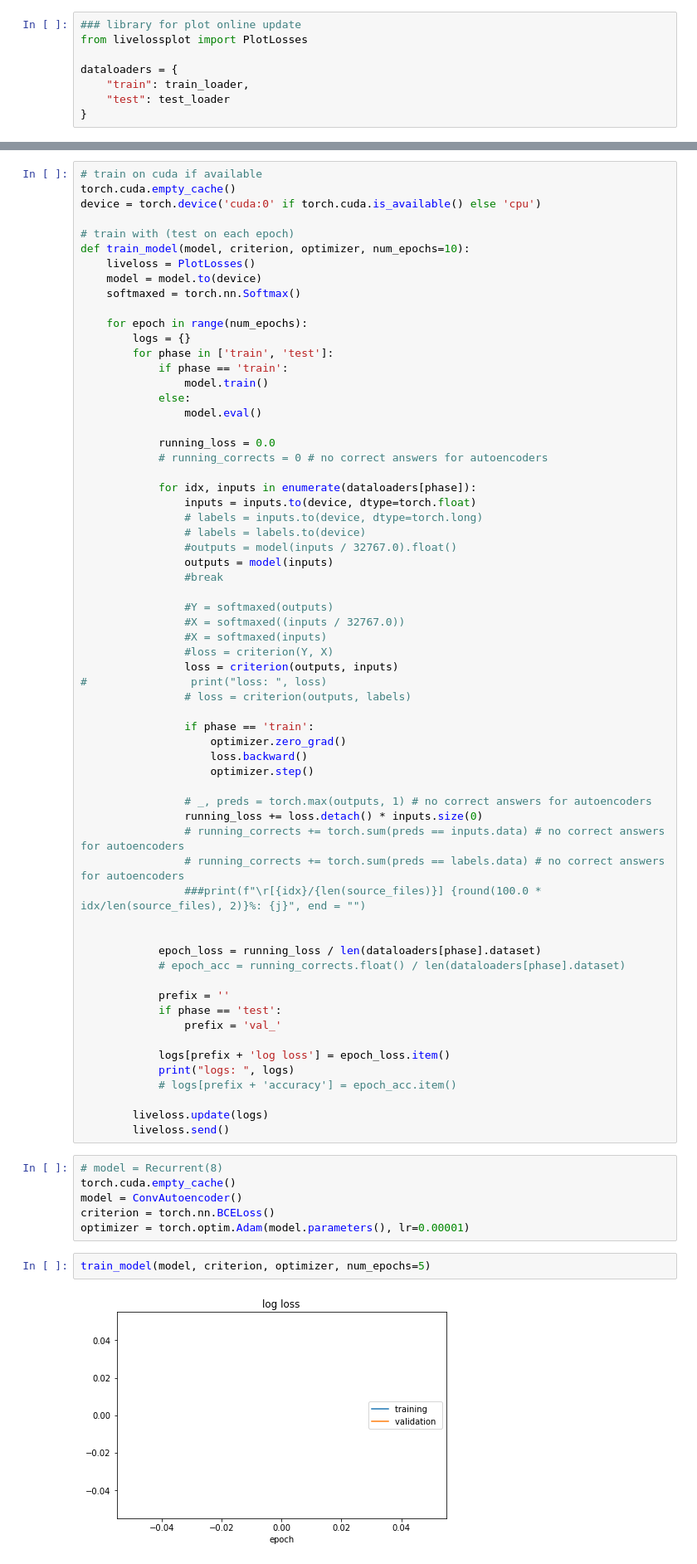
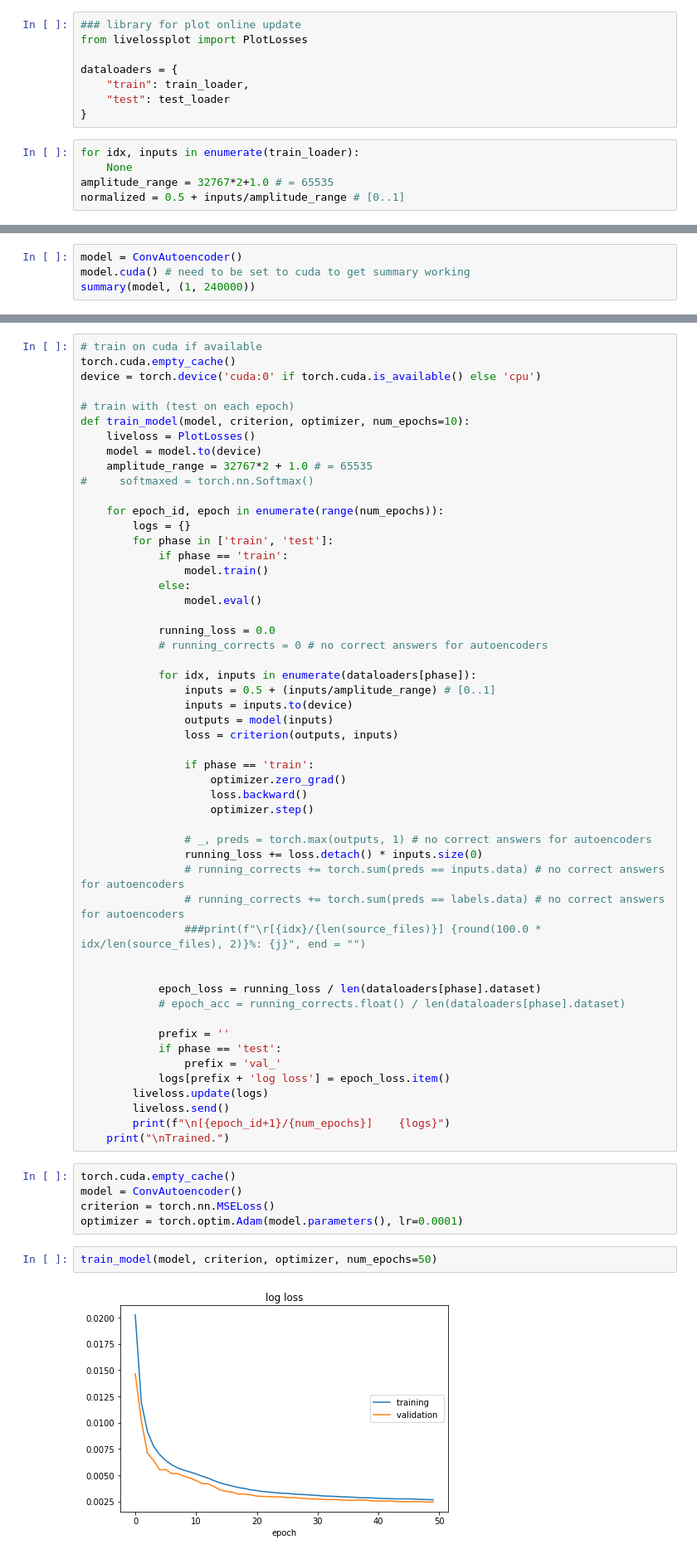
Before and after one commit to Torchun/sound, a Jupyter notebook: notebooks/1_wav_autoencoder.ipynb, the cells around one changed output, grey strips where cells are left out. Shown at 83% size. Saved outputs shown, nothing was run; the diff lists cells and outputs as text.

Commit message:
ConvAutoEncoder first results

```diff
--- a/notebooks/1_wav_autoencoder.ipynb
+++ b/notebooks/1_wav_autoencoder.ipynb
@@ -140,3 +138,8 @@ dataloaders = {
     "train": train_loader,
     "test": test_loader
 }
+# %%
+for idx, inputs in enumerate(train_loader):
+    None
+amplitude_range = 32767*2+1.0 # = 65535
+normalized = 0.5 + inputs/amplitude_range # [0..1]
@@ -209,0 +342,4 @@ class ConvAutoencoder(torch.nn.Module):
+# %%
+model = ConvAutoencoder()
+model.cuda() # need to be set to cuda to get summary working
+summary(model, (1, 240000))
@@ -216,9 +370,10 @@ device = torch.device('cuda:0' if torch.cuda.is_available() else 'cpu')
 def train_model(model, criterion, optimizer, num_epochs=10):
     liveloss = PlotLosses()
     model = model.to(device)
-    softmaxed = torch.nn.Softmax()
+    amplitude_range = 32767*2 + 1.0 # = 65535
+#     softmaxed = torch.nn.Softmax()
 
-    for epoch in range(num_epochs):
+    for epoch_id, epoch in enumerate(range(num_epochs)):
         logs = {}
         for phase in ['train', 'test']:
             if phase == 'train':
@@ -230,20 +385,10 @@ def train_model(model, criterion, optimizer, num_epochs=10):
             # running_corrects = 0 # no correct answers for autoencoders
 
             for idx, inputs in enumerate(dataloaders[phase]):
-                inputs = inputs.to(device, dtype=torch.float)
-                # labels = inputs.to(device, dtype=torch.long)
-                # labels = labels.to(device)
-                #outputs = model(inputs / 32767.0).float()
+                inputs = 0.5 + (inputs/amplitude_range) # [0..1]
+                inputs = inputs.to(device)
                 outputs = model(inputs)
-                #break
-
-                #Y = softmaxed(outputs)
-                #X = softmaxed((inputs / 32767.0))
-                #X = softmaxed(inputs)
-                #loss = criterion(Y, X)
                 loss = criterion(outputs, inputs)
-#                print("loss: ", loss)
-                # loss = criterion(outputs, labels)
 
                 if phase == 'train':
                     optimizer.zero_grad()
@@ -263,21 +408,18 @@ def train_model(model, criterion, optimizer, num_epochs=10):
             prefix = ''
             if phase == 'test':
                 prefix = 'val_'
-
             logs[prefix + 'log loss'] = epoch_loss.item()
-            print("logs: ", logs)
-            # logs[prefix + 'accuracy'] = epoch_acc.item()
-
         liveloss.update(logs)
         liveloss.send()
+        print(f"\n[{epoch_id+1}/{num_epochs}]    {logs}")
+    print("\nTrained.")
 # %%
-# model = Recurrent(8)
 torch.cuda.empty_cache()
 model = ConvAutoencoder()
-criterion = torch.nn.BCELoss()
-optimizer = torch.optim.Adam(model.parameters(), lr=0.00001)
+criterion = torch.nn.MSELoss()
+optimizer = torch.optim.Adam(model.parameters(), lr=0.0001)
 # %%
-train_model(model, criterion, optimizer, num_epochs=5)
+train_model(model, criterion, optimizer, num_epochs=50)
 # %% [output]
-[figure, old version]
+[figure, new version]
 log loss
```
Also changed, not shown: parts of 19 cells of this notebook, 1 other file.
